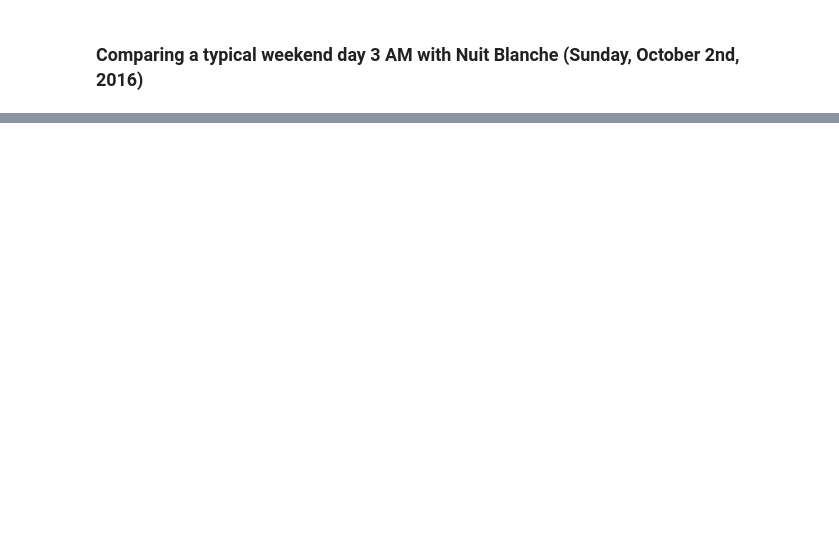
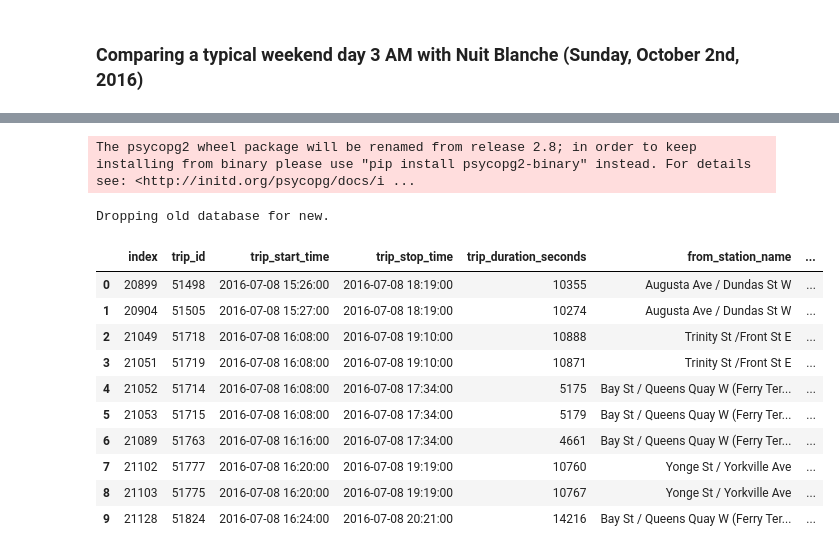
Before and after one commit to cczhu/OpenDataToronto, a Jupyter notebook: BikeShare/BikeShare DashApp Data Munging.ipynb, the cells around one changed output, grey strips where cells are left out. Cells and saved outputs as stored; diff of their text form; code cells hidden in the pictures; blank space fills up the shorter version.

```diff
--- a/BikeShare/BikeShare DashApp Data Munging.ipynb
+++ b/BikeShare/BikeShare DashApp Data Munging.ipynb
@@ -750,0 +824,21 @@ make_ride_map('2016-09-21 08:30:00', public=True)
+# %%
+# Import relevant SQL interfaces.
+import sqlalchemy as sql
+import sqlalchemy_utils as sqlu
+import psycopg2
+import pandas as pd
+
+import secrets
+
+engine = sql.create_engine('postgresql://{user}:{password}@{host}:{port}/{db_name}'.format(
+    user='postgres', password=secrets.POSTGRES_PASSWORD, host='localhost', port='5432', db_name='bikes'))
+# %% [output]
+The psycopg2 wheel package will be renamed from release 2.8; in order to keep installing from binary please use "pip install psycopg2-binary" instead. For details see: <http://initd.org/psycopg/docs/i ...
+# %%
+# Drop database if it already exists - we're creating a new one.
+if sqlu.database_exists(engine.url):
+    print("Dropping old database for new.")
+    sqlu.drop_database(engine.url)
+sqlu.create_database(engine.url)
+# %% [output]
+Dropping old database for new.
@@ -750,0 +852,45 @@ make_ride_map('2016-09-21 08:30:00', public=True)
+# %%
+# Test that we've successfully stored the tables.  First, re-read tables.
+con = psycopg2.connect(database='bikes', user='postgres', password=secrets.POSTGRES_PASSWORD,
+                       host='localhost', port='5432')
+
+bikes_from_sql = pd.read_sql("SELECT * FROM bike_trips;", con)
+stations_from_sql = pd.read_sql("SELECT * FROM bike_stations;", con)
+
+# Sort and reset tables to make them identical to their pandas counterparts.
+bikes_from_sql.sort_values('index', inplace=True)
+bikes_from_sql.reset_index(drop=True, inplace=True)
+bikes_from_sql.drop(columns='index', inplace=True)
+stations_from_sql.sort_values('index', inplace=True)
+stations_from_sql.reset_index(drop=True, inplace=True)
+stations_from_sql.drop(columns='index', inplace=True)
+
+# Ints and objects should be exactly equal; floats should be equal to within some reasonable precision.
+non_float_columns = tuple(set(bikes_from_sql.columns) - set(('trip_hour', 'trip_duration_minutes')))
+assert np.all(bikes_from_sql.loc[:, non_float_columns] == bikes.loc[:, non_float_columns])
+assert np.allclose(bikes_from_sql[['trip_hour', 'trip_duration_minutes']],
+                   bikes[['trip_hour', 'trip_duration_minutes']], rtol=1e-10, atol=1e-13)
+non_float_except_floats = tuple(set(stations_from_sql.columns) - set(('lon', 'lat')))
+assert np.all(stations_from_sql.loc[:, non_float_except_floats] == all_bike_stations.loc[:, non_float_except_floats])
+assert np.allclose(stations_from_sql[['lon', 'lat']], all_bike_stations[['lon', 'lat']], rtol=1e-10, atol=1e-13)
+# %%
+# Test production query.
+sql_query = """
+SELECT * FROM bike_trips
+WHERE trip_start_time <= '2016-07-08 17:15:00' AND trip_stop_time > '2016-07-08 17:15:00';
+"""
+
+bikes_from_sql = pd.read_sql(sql_query, con)
+bikes_from_sql.head(n=10)
+# %% [output]
+|  | index | trip_id | trip_start_time | trip_stop_time | trip_duration_seconds | from_station_name | ... |
+| 0 | 20899 | 51498 | 2016-07-08 15:26:00 | 2016-07-08 18:19:00 | 10355 | Augusta Ave / Dundas St W | ... |
+| 1 | 20904 | 51505 | 2016-07-08 15:27:00 | 2016-07-08 18:19:00 | 10274 | Augusta Ave / Dundas St W | ... |
+| 2 | 21049 | 51718 | 2016-07-08 16:08:00 | 2016-07-08 19:10:00 | 10888 | Trinity St /Front St E | ... |
+| 3 | 21051 | 51719 | 2016-07-08 16:08:00 | 2016-07-08 19:10:00 | 10871 | Trinity St /Front St E | ... |
+| 4 | 21052 | 51714 | 2016-07-08 16:08:00 | 2016-07-08 17:34:00 | 5175 | Bay St / Queens Quay W (Ferry Ter... | ... |
+| 5 | 21053 | 51715 | 2016-07-08 16:08:00 | 2016-07-08 17:34:00 | 5179 | Bay St / Queens Quay W (Ferry Ter... | ... |
+| 6 | 21089 | 51763 | 2016-07-08 16:16:00 | 2016-07-08 17:34:00 | 4661 | Bay St / Queens Quay W (Ferry Ter... | ... |
+| 7 | 21102 | 51777 | 2016-07-08 16:20:00 | 2016-07-08 19:19:00 | 10760 | Yonge St / Yorkville Ave | ... |
+| 8 | 21103 | 51775 | 2016-07-08 16:20:00 | 2016-07-08 19:19:00 | 10767 | Yonge St / Yorkville Ave | ... |
+| 9 | 21128 | 51824 | 2016-07-08 16:24:00 | 2016-07-08 20:21:00 | 14216 | Bay St / Queens Quay W (Ferry Ter... | ... |
```
Also changed, not shown: parts of 4 cells of this notebook, 5 other files.
